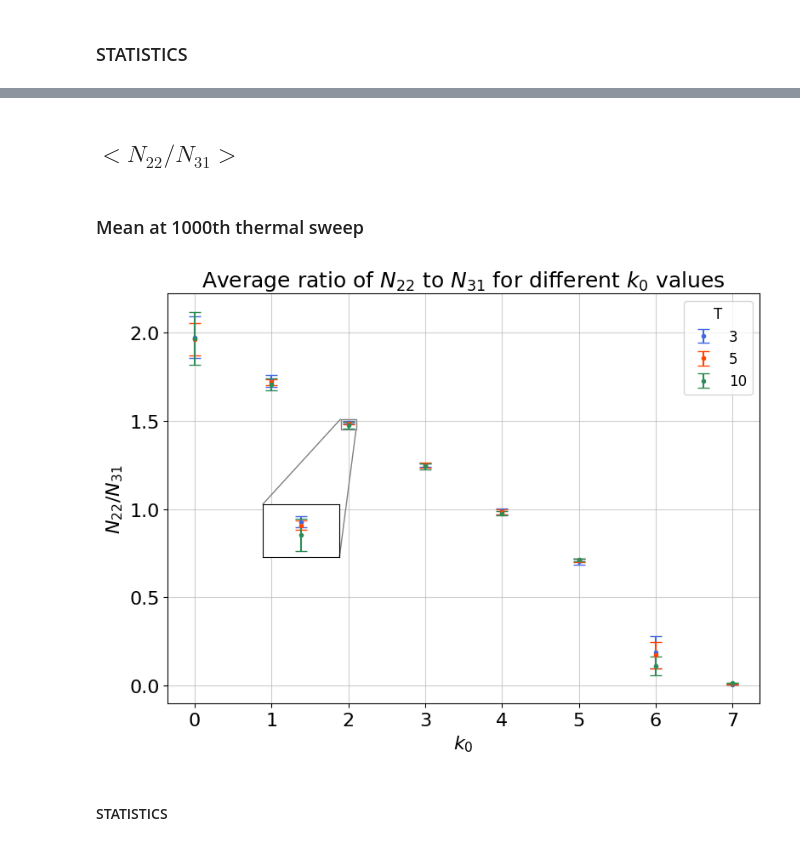
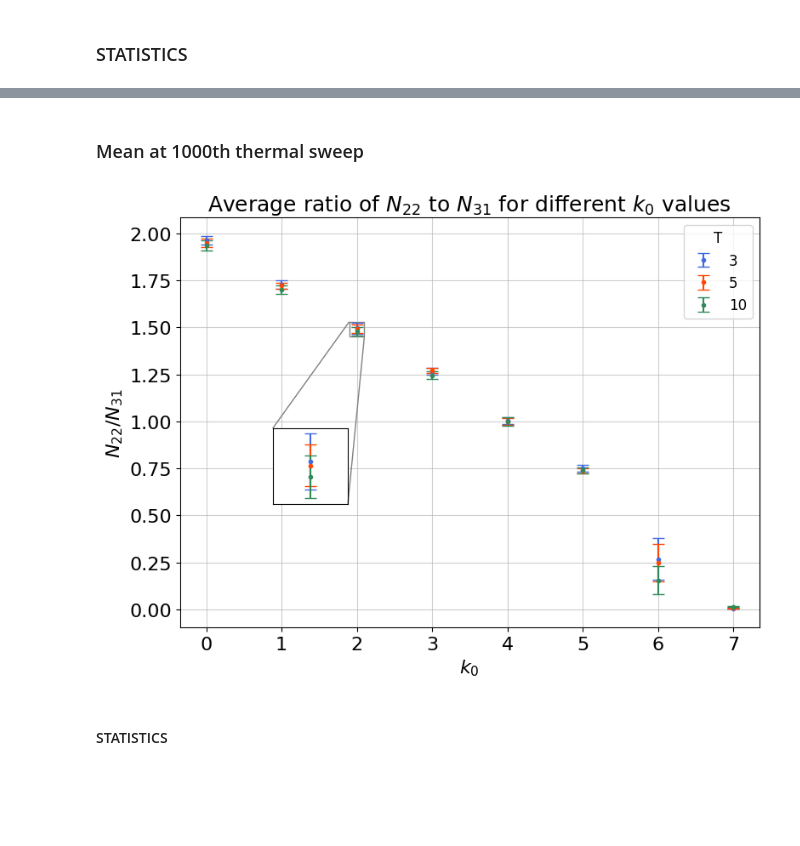
Before and after one commit to sedadenboer/CDT, a Jupyter notebook: src/2+1/experiments/analysis_thermal.ipynb, the cells around one changed output, grey strips where cells are left out. Cells and saved outputs as stored; diff of their text form; code cells hidden in the pictures; blank space fills up the shorter version.

Commit message:
redo thermal analysis for changed files

```diff
--- a/src/2+1/experiments/analysis_thermal.ipynb
+++ b/src/2+1/experiments/analysis_thermal.ipynb
@@ -198,7 +178,7 @@ for i, df in enumerate([df_critical_k3_T3, df_critical_k3_T5, df_critical_k3_T10
 print()
 
 # Save the results to a txt file
-with open(f'plots/k3_tuning/compare_critical_k3_values_N{target_volume}_tswps={thermal_sweeps}.txt', 'w') as f:
+with open(f'plots/k3_tuning/compare_critical_k3_values_N3000_tswps={thermal_sweeps}.txt', 'w') as f:
     for i, df in enumerate([df_critical_k3_T3, df_critical_k3_T5, df_critical_k3_T10]):
         f.write(f"{'='*40}\n")
         f.write(f"{'Shapiro-Wilk Test for T='}{T_values[i]}\n")
@@ -243,20 +223,20 @@ last_k3_N31_3000 = {k: [] for k in k0_values}
 last_k3_N31_6000 = {k: [] for k in k0_values}
 last_k3_N31_9000 = {k: [] for k in k0_values}
 
-for N31 in N31_values:
+for n in N31_values:
     for k in k0_values:
-        path = f'thermal_{N31}/T3/measurements/k0={k}'
-        filepaths = glob.glob(f'{path}/*k3_values.npy')
+        path = f'measurements_thermal/k0={k}'
+        filepaths = glob.glob(f'{path}/T3*tswps=1000_*kstps={n * 100}*k3_values.npy')
 
         for file in filepaths:
             k3_values = np.load(file)
 
             # Get final value in the dataset
-            if N31 == 3000:
+            if n == 3000:
                 last_k3_N31_3000[k].append(k3_values[-1])
-            elif N31 == 6000:
+            elif n == 6000:
                 last_k3_N31_6000[k].append(k3_values[-1])
-            elif N31 == 9000:
+            elif n == 9000:
                 last_k3_N31_9000[k].append(k3_values[-1])
 
 # Make it a df
@@ -607,5 +350,3 @@ plt.savefig(savepath, dpi=400, bbox_inches='tight')
-# %% [markdown]
-## $<N_{22}/N_{31}>$
 # %% [markdown]
 ### Mean at 1000th thermal sweep
 # %%
@@ -613,22 +354,26 @@ avg_N22_N31_T3 = {k: [] for k in k0_values}
 avg_N22_N31_T5 = {k: [] for k in k0_values}
 avg_N22_N31_T10 = {k: [] for k in k0_values}
 
-for T in T_values:
+for t in T_values:
     for k in k0_values:
-        path = f'thermal_3000/T{T}/measurements/k0={k}'
-        filepaths_n22 = glob.glob(f'{path}/*n_tetras_22.npy')
-        filepaths_n31 = glob.glob(f'{path}/*n_tetras_31.npy')
+        # path = f'thermal_3000/T{T}/measurements/k0={k}'
+        # filepaths_n22 = glob.glob(f'{path}/*n_tetras_22.npy')
+        # filepaths_n31 = glob.glob(f'{path}/*n_tetras_31.npy')
+        path = f'measurements_final/k0={k}'
+        filepaths_n22 = glob.glob(f'{path}/T{t}*kstps=300000*n_tetras_22.npy')
+        filepaths_n31 = glob.glob(f'{path}/T{t}*kstps=300000*n_tetras_31.npy')
+
         for file_n22, file_n31 in zip(filepaths_n22, filepaths_n31):
             n22 = np.load(file_n22)
             n31 = np.load(file_n31)
             avg_N22_N31 = np.mean(n22 / n31)
             std_N22_N31 = np.std(n22 / n31)
 
-            if T == 3:
+            if t == 3:
                 avg_N22_N31_T3[k].append(avg_N22_N31)
-            elif T == 5:
+            elif t == 5:
                 avg_N22_N31_T5[k].append(avg_N22_N31)
-            elif T == 10:
+            elif t == 10:
                 avg_N22_N31_T10[k].append(avg_N22_N31)
 
 # Make it a df
@@ -641,36 +386,39 @@ for df in [df_avg_N22_N31_T3, df_avg_N22_N31_T5, df_avg_N22_N31_T10]:
     df.columns.name = 'chain'
     df['mean'] = df.mean(axis=1)
     df['std'] = df.std(axis=1)
 
 # Plot the chains average with the standard deviation
 fig, ax = plt.subplots(figsize=(8, 6))
 ax.errorbar(df_avg_N22_N31_T3.index, df_avg_N22_N31_T3['mean'], yerr=df_avg_N22_N31_T3['std'], fmt='.', capsize=5, xerr=None, label=3, color=colors[0])
 ax.errorbar(df_avg_N22_N31_T5.index, df_avg_N22_N31_T5['mean'], yerr=df_avg_N22_N31_T5['std'], fmt='.', capsize=5, xerr=None, label=5, color=colors[1])
 ax.errorbar(df_avg_N22_N31_T10.index, df_avg_N22_N31_T10['mean'], yerr=df_avg_N22_N31_T10['std'], fmt='.', capsize=5, xerr=None, label=10, color=colors[2])
 
 axins = zoomed_inset_axes(ax, zoom=5, loc='upper right', bbox_to_anchor=(0.3, 0.5), bbox_transform=ax.transAxes)
 axins.errorbar(df_avg_N22_N31_T3.index, df_avg_N22_N31_T3['mean'], yerr=df_avg_N22_N31_T3['std'], fmt='.', capsize=5, xerr=None, label=3, color=colors[0])
 axins.errorbar(df_avg_N22_N31_T5.index, df_avg_N22_N31_T5['mean'], yerr=df_avg_N22_N31_T5['std'], fmt='.', capsize=5, xerr=None, label=5, color=colors[1])
 axins.errorbar(df_avg_N22_N31_T10.index, df_avg_N22_N31_T10['mean'], yerr=df_avg_N22_N31_T10['std'], fmt='.', capsize=5, xerr=None, label=10, color=colors[2])
 
 # Sub region of the original image
 mark_inset(ax, axins, loc1=2, loc2=4, fc="none", ec="0.5")
-x1, x2, y1, y2 = 1.9, 2.1, 1.45, 1.51
+x1, x2, y1, y2 = 1.9, 2.1, 1.45, 1.53
 axins.set_xlim(x1, x2)
 axins.set_ylim(y1, y2)
 axins.set_xticks([])
 axins.set_yticks([])
 
 ax.set_title('Average ratio of $N_{22}$ to $N_{31}$ for different $k_0$ values', fontsize=18)
 ax.set_xlabel('$k_0$', fontsize=16)
 ax.set_ylabel('$N_{22} / N_{31}$', fontsize=16)
 ax.tick_params(axis='both', which='major', labelsize=16)
 ax.grid(True, which="both", ls="-", alpha=0.6)
 ax.legend(title='T', fancybox=True, fontsize=12, title_fontsize=12)
 plt.tight_layout()
-plt.savefig(f'plots/n22_n31/n22_n31_N3000_tswps={thermal_sweeps}.png', dpi=400, bbox_inches='tight')
+savepath = f'plots/n22_n31/n22_n31_tuning_N3000_tswps={thermal_sweeps}.png'
+if not os.path.exists(f'plots/n22_n31'):
+    os.makedirs(f'plots/n22_n31')
+plt.savefig(savepath, dpi=400, bbox_inches='tight')
 # %% [output]
-[figure, old version]
+[figure, new version]
 # %% [markdown]
 #### STATISTICS
 # %%
```
Also changed, not shown: parts of 82 cells of this notebook, 1 other file.
